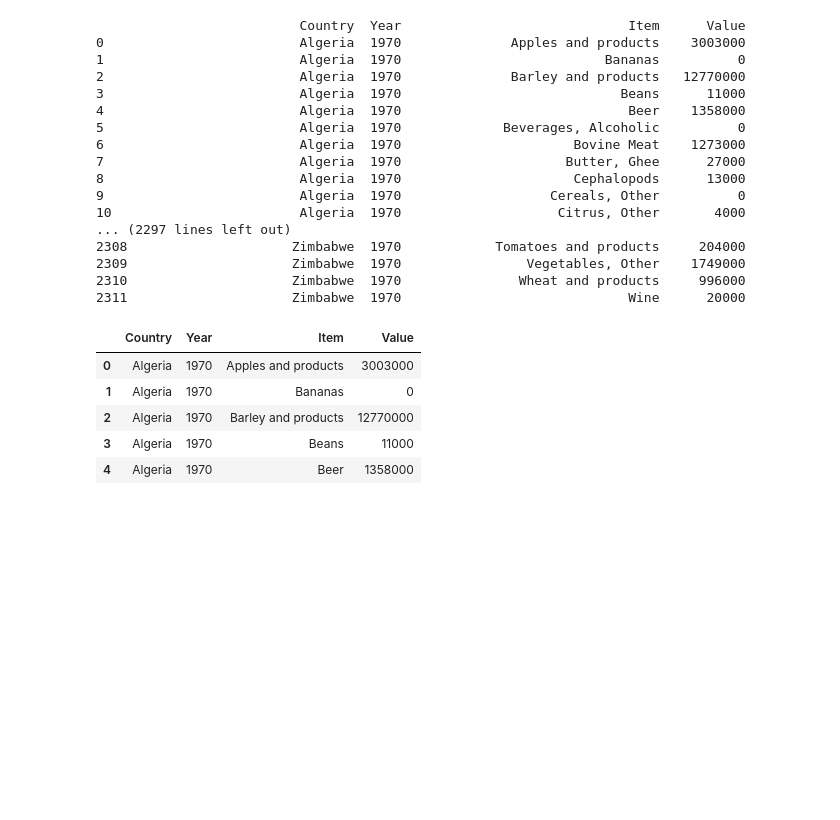
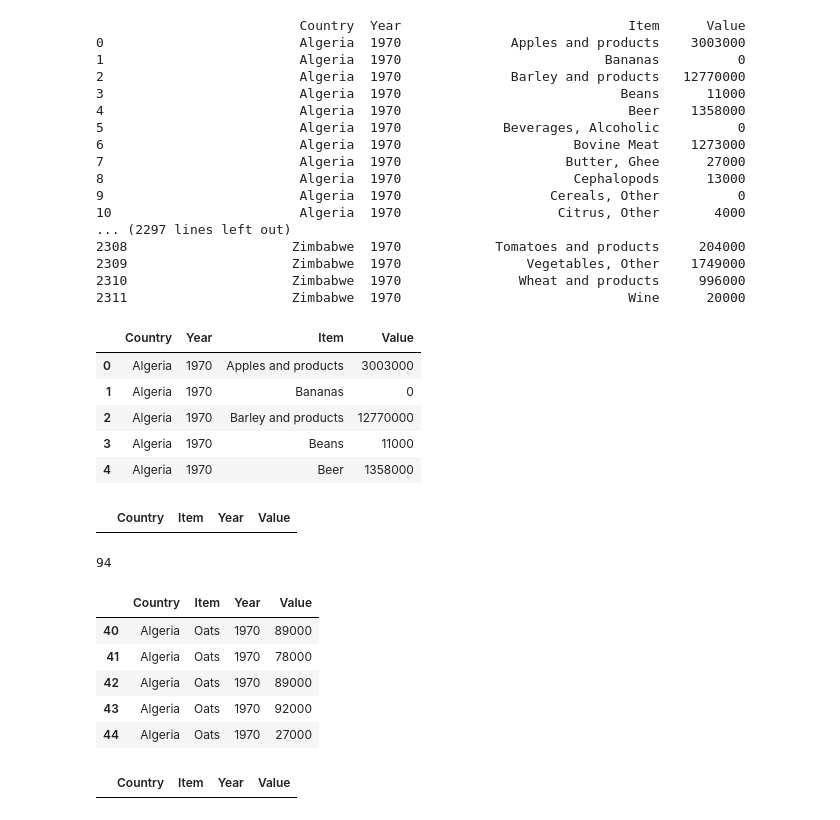
Before and after one commit to Gbekoilias/Stage-D-Exercise, a Jupyter notebook: Notebook/Notebook (Data Exploration).ipynb, the cells around one changed output. Cells and saved outputs as stored; diff of their text form; code cells hidden in the pictures; blank space fills up the shorter version.

```diff
--- a/Notebook/Notebook (Data Exploration).ipynb
+++ b/Notebook/Notebook (Data Exploration).ipynb
@@ -223,3 +231,26 @@ grouped_df_prod.head()
 | 2 | Algeria | 1970 | Barley and products | 12770000 |
 | 3 | Algeria | 1970 | Beans | 11000 |
 | 4 | Algeria | 1970 | Beer | 1358000 |
+# %%
+# Filter data for the year 2010 and item 'Oats'
+oats_2010_data = df_prod[(df_prod['Year'] == 2010) & (df_prod['Item'] == 'Oats')]
+oats_2010_data.head()
+# %% [output]
+|  | Country | Item | Year | Value |
+# %%
+df_prod['Item'].nunique()
+# %% [output]
+94
+# %%
+oats_2010_data = df_prod[df_prod['Item'] == 'Oats'].head()
+# %% [output]
+|  | Country | Item | Year | Value |
+| 40 | Algeria | Oats | 1970 | 89000 |
+| 41 | Algeria | Oats | 1970 | 78000 |
+| 42 | Algeria | Oats | 1970 | 89000 |
+| 43 | Algeria | Oats | 1970 | 92000 |
+| 44 | Algeria | Oats | 1970 | 27000 |
+# %%
+oats_2010_data[oats_2010_data['Year'] ==2010].head()
+# %% [output]
+|  | Country | Item | Year | Value |
```
Also changed, not shown: parts of 2 cells of this notebook, 1 other file.
